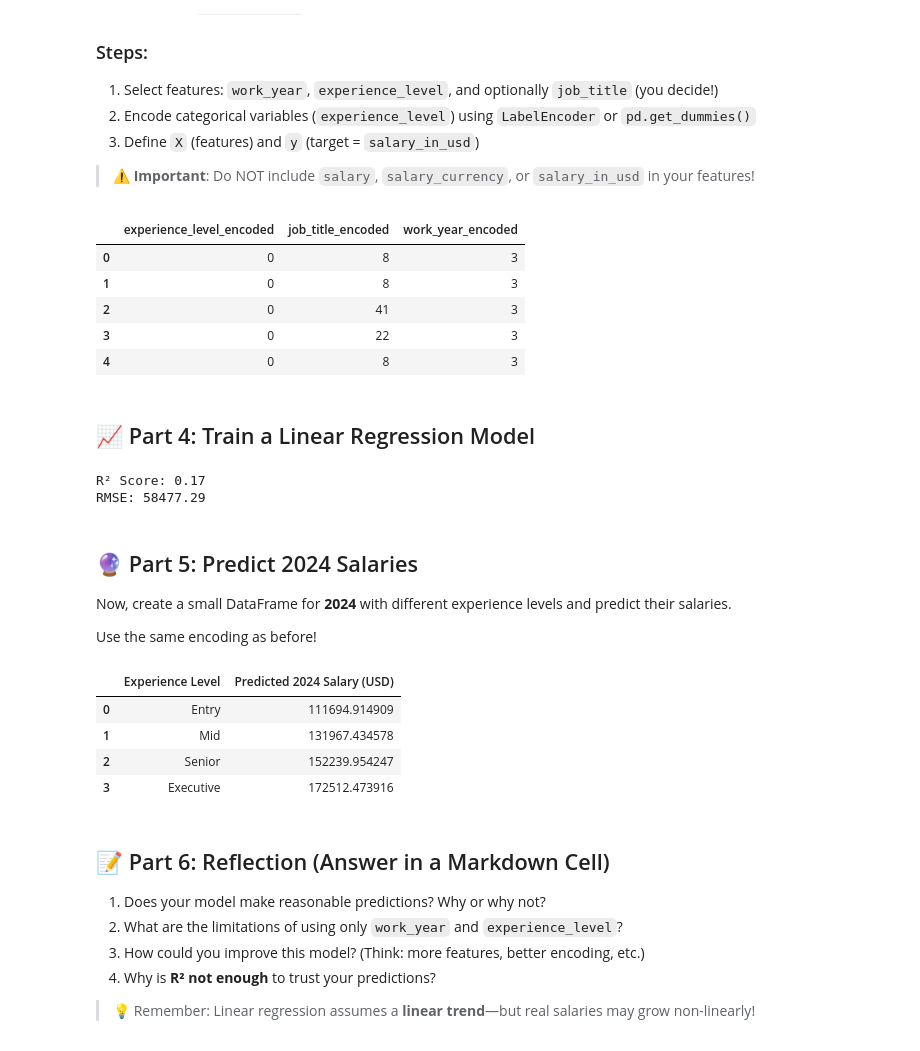
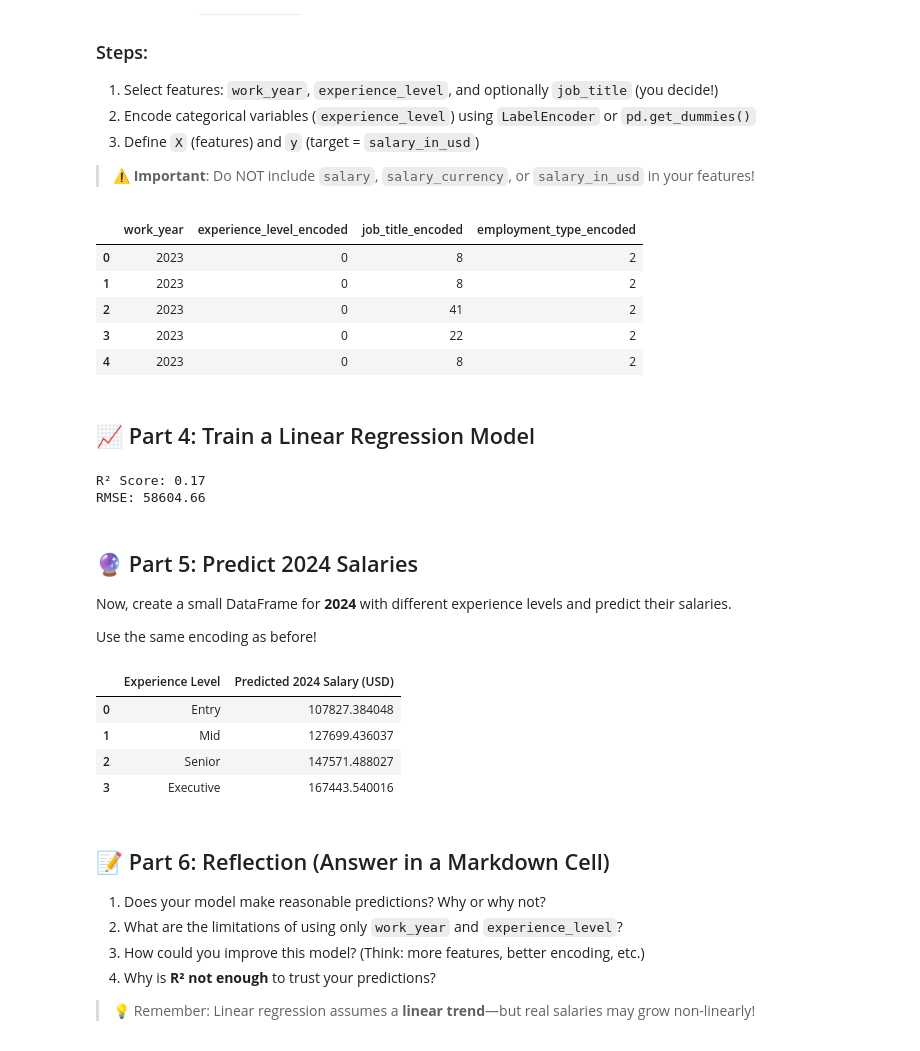
Before and after one commit to jayceemacaraig/ELEC303-DataAnalytics, a Jupyter notebook: Macaraig_JayCee_SalaryPrediction.ipynb, the cells around one changed output. Drawn from its saved outputs; the diff is of its cells as text; code cells hidden in the pictures.

```diff
--- a/Macaraig_JayCee_SalaryPrediction.ipynb
+++ b/Macaraig_JayCee_SalaryPrediction.ipynb
@@ -146,26 +146,26 @@ We will predict `salary_in_usd` using **only numerical or encoded categorical fe
 # %%
 # Example: Encode experience_level
 le = LabelEncoder()
 df['experience_level_encoded'] = le.fit_transform(df['experience_level'])
 df['job_title_encoded'] = le.fit_transform(df['job_title'])
-df['work_year_encoded'] = le.fit_transform(df['work_year'])
+df['employment_type_encoded'] = le.fit_transform(df['employment_type'])
 
 # Choose your features
-features = ['experience_level_encoded', 'job_title_encoded', 'work_year_encoded']
+features = ['work_year','experience_level_encoded','job_title_encoded','employment_type_encoded']
 X = df[features]
 y = df['salary_in_usd']
 
 # Optional: Add more features like job_title (try it!)
 # But remember: too many categories can hurt performance
 
 X.head()
 # %% [output]
-|  | experience_level_encoded | job_title_encoded | work_year_encoded |
-| 0 | 0 | 8 | 3 |
-| 1 | 0 | 8 | 3 |
-| 2 | 0 | 41 | 3 |
-| 3 | 0 | 22 | 3 |
-| 4 | 0 | 8 | 3 |
+|  | work_year | experience_level_encoded | job_title_encoded | employment_type_encoded |
+| 0 | 2023 | 0 | 8 | 2 |
+| 1 | 2023 | 0 | 8 | 2 |
+| 2 | 2023 | 0 | 41 | 2 |
+| 3 | 2023 | 0 | 22 | 2 |
+| 4 | 2023 | 0 | 8 | 2 |
 # %% [markdown]
 ## 📈 Part 4: Train a Linear Regression Model
 # %%
@@ -184,7 +184,7 @@ print(f"R² Score: {r2_score(y_test, y_pred):.2f}")
 print(f"RMSE: {np.sqrt(mean_squared_error(y_test, y_pred)):.2f}")
 # %% [output]
 R² Score: 0.17
-RMSE: 58477.29
+RMSE: 58604.66
 # %% [markdown]
 ## 🔮 Part 5: Predict 2024 Salaries
 
@@ -197,7 +197,9 @@ Use the same encoding as before!
 
 future_data = pd.DataFrame({
     'work_year': [2024, 2024, 2024, 2024],
-    'experience_level_encoded': [0, 1, 2, 3]  # EN, MI, SE, EX
+    'experience_level_encoded': [0, 1, 2, 3],  # EN, MI, SE, EX
+    'job_title_encoded' : [25, 25, 25, 25], #  (25) - Data Analyst
+    'employment_type_encoded' : [2,2,2,2] # FT
 })
 
 # Predict
@@ -211,10 +213,10 @@ results = pd.DataFrame({
 results
 # %% [output]
 |  | Experience Level | Predicted 2024 Salary (USD) |
-| 0 | Entry | 111694.914909 |
-| 1 | Mid | 131967.434578 |
-| 2 | Senior | 152239.954247 |
-| 3 | Executive | 172512.473916 |
+| 0 | Entry | 107827.384048 |
+| 1 | Mid | 127699.436037 |
+| 2 | Senior | 147571.488027 |
+| 3 | Executive | 167443.540016 |
 # %% [markdown]
 ## 📝 Part 6: Reflection (Answer in a Markdown Cell)
 
```
Also changed, not shown: parts of 1 cell of this notebook.
